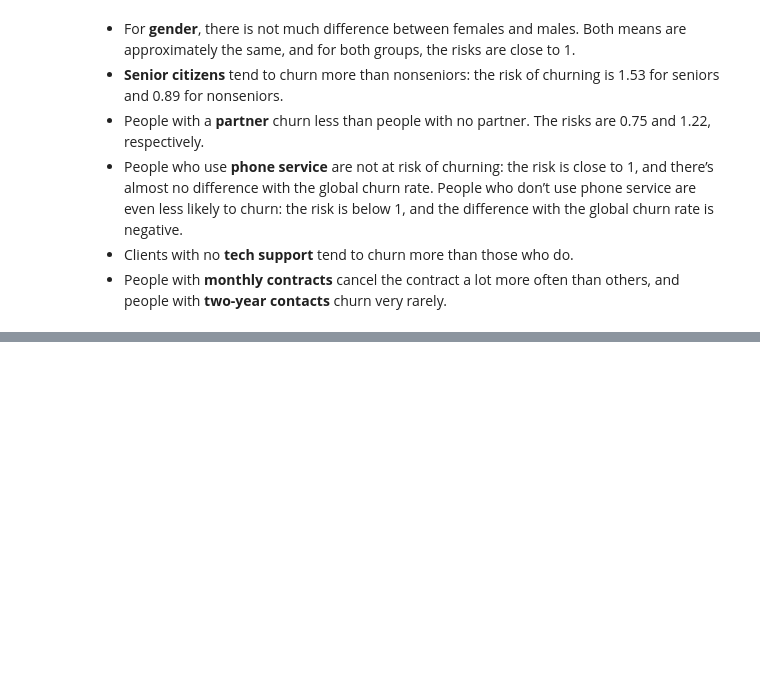
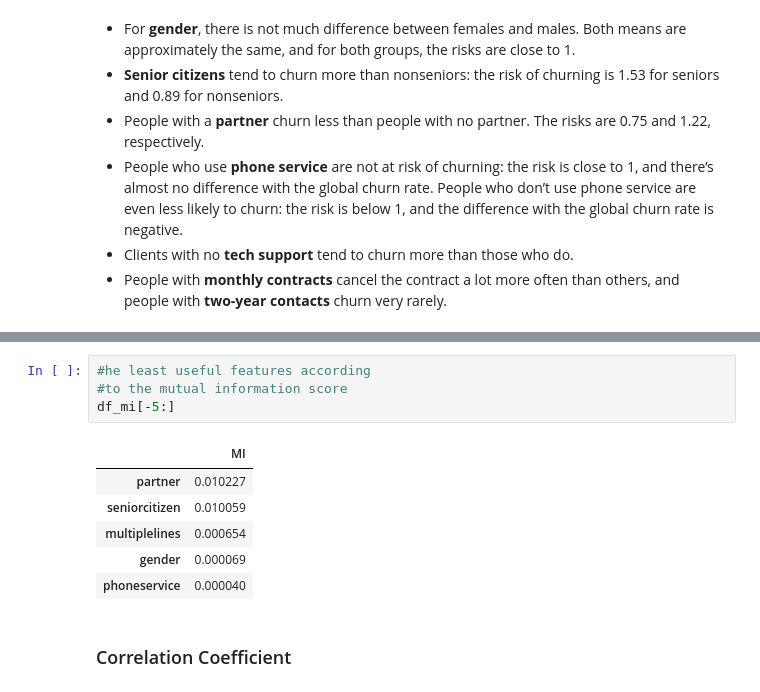
Before and after one commit to JRamos84/ML-Bookcamp-projects, a Jupyter notebook: chapter_03_churn/notebooks/1_EDA_churn.ipynb, the cells around one changed output, grey strips where cells are left out. Drawn from its saved outputs; the diff is of its cells as text; blank space fills up the shorter version.

```diff
--- a/chapter_03_churn/notebooks/1_EDA_churn.ipynb
+++ b/chapter_03_churn/notebooks/1_EDA_churn.ipynb
@@ -306,0 +351,13 @@ for col in categorical:
+# %%
+#he least useful features according
+#to the mutual information score
+df_mi[-5:]
+# %% [output]
+|  | MI |
+| partner | 0.010227 |
+| seniorcitizen | 0.010059 |
+| multiplelines | 0.000654 |
+| gender | 0.000069 |
+| phoneservice | 0.000040 |
+# %% [markdown]
+### Correlation Coefficient
```
Also changed, not shown: parts of 15 cells of this notebook.
